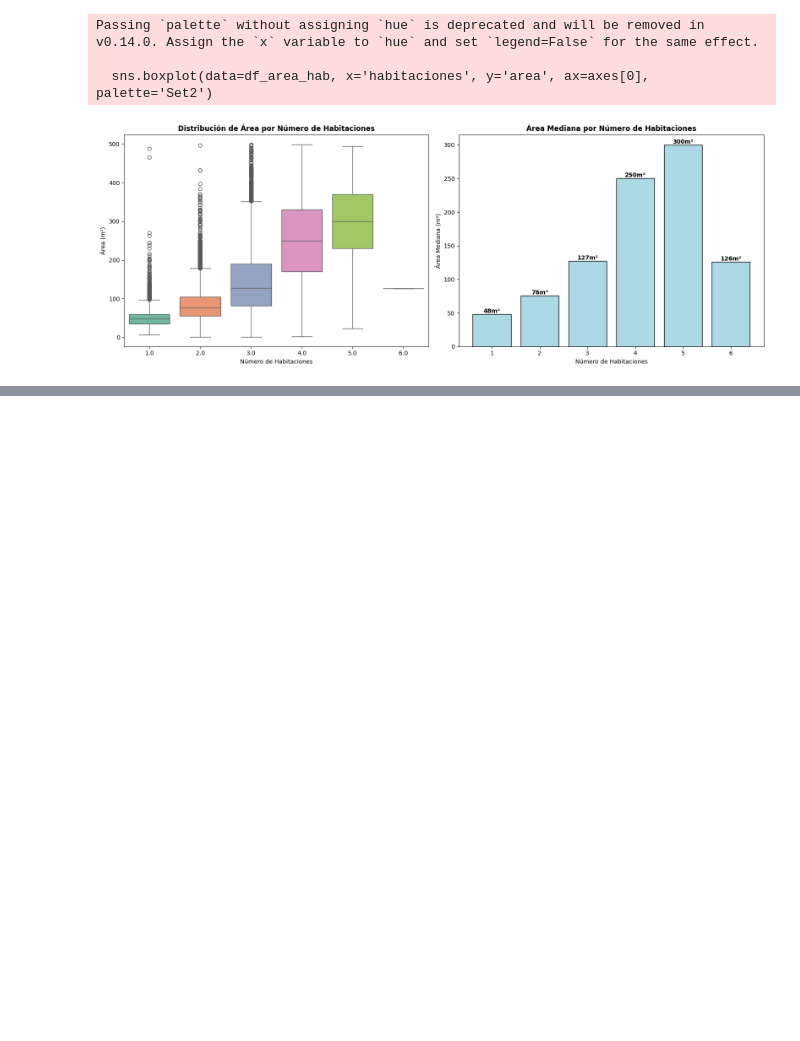
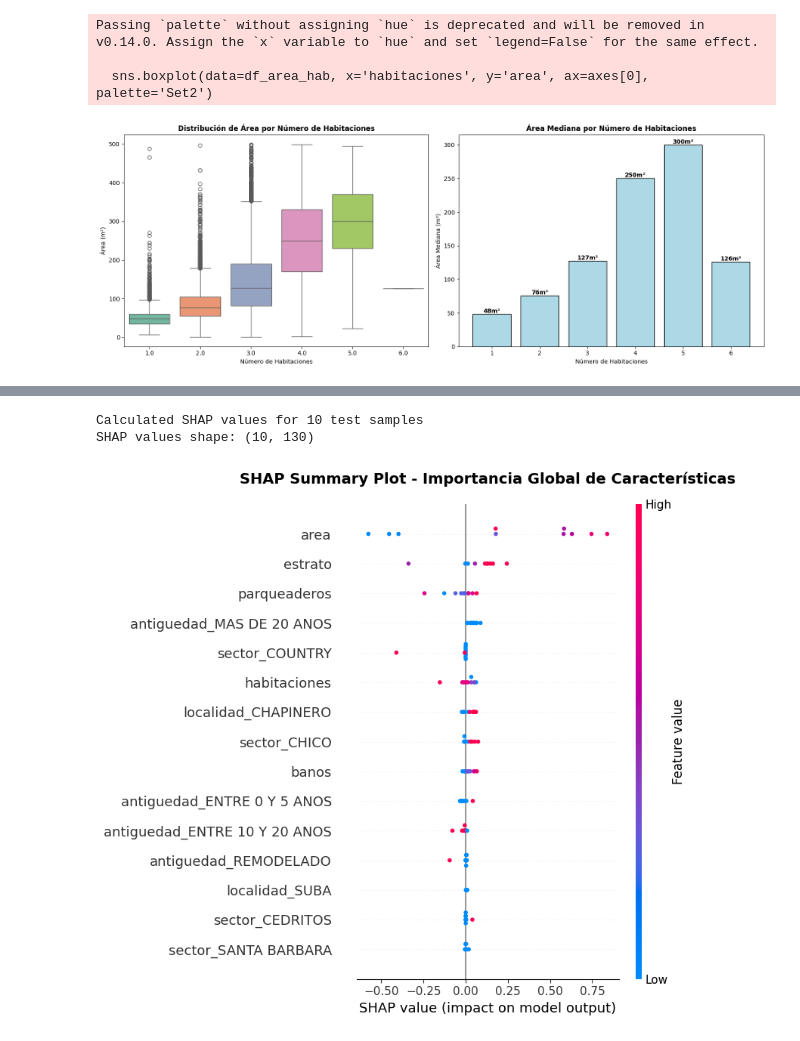
Before and after one commit to maperezp/Taller2-CDA, a Jupyter notebook: Taller2.ipynb, the cells around one changed output, grey strips where cells are left out. Cells and saved outputs as stored; diff of their text form; code cells hidden in the pictures; blank space fills up the shorter version.

```diff
--- a/Taller2.ipynb
+++ b/Taller2.ipynb
@@ -374,0 +539,6 @@ Passing `palette` without assigning `hue` is deprecated and will be removed in v
+# %%
+grid_search.fit(X_train, y_train)
+
+print("Mejores parámetros:", grid_search.best_params_)
+
+best_model = grid_search.best_estimator_
@@ -374,0 +728,42 @@ Passing `palette` without assigning `hue` is deprecated and will be removed in v
+# %%
+trained_model = best_model.named_steps['model']
+
+X_test_transformed = best_model.named_steps['preprocessor'].transform(X_test)
+
+if hasattr(X_test_transformed, 'toarray'):
+    X_test_transformed = X_test_transformed.toarray()
+
+explainer_shap = shap.TreeExplainer(trained_model)
+
+sample_size = min(10, X_test_transformed.shape[0])
+shap_values = explainer_shap.shap_values(X_test_transformed[:sample_size])
+
+print(f"Calculated SHAP values for {sample_size} test samples")
+print(f"SHAP values shape: {shap_values.shape}")
+# %% [output]
+Calculated SHAP values for 10 test samples
+SHAP values shape: (10, 130)
+# %%
+feature_names = (
+    numeric_features +
+    list(best_model.named_steps['preprocessor']
+         .named_transformers_['cat']
+         .named_steps['onehot']
+         .get_feature_names_out(categorical_features))
+)
+# %%
+# SHAP Summary Plot - Shows feature importance across all predictions
+plt.figure(figsize=(12, 8))
+shap.summary_plot(
+    shap_values[:sample_size],
+    X_test_transformed[:sample_size],
+    feature_names=feature_names,
+    max_display=15,
+    show=False
+)
+plt.title('SHAP Summary Plot - Importancia Global de Características',
+          fontsize=14, fontweight='bold', pad=20)
+plt.tight_layout()
+plt.show()
+# %% [output]
+[figure, added]
```
Also changed, not shown: parts of 33 cells of this notebook, 1 other file.
